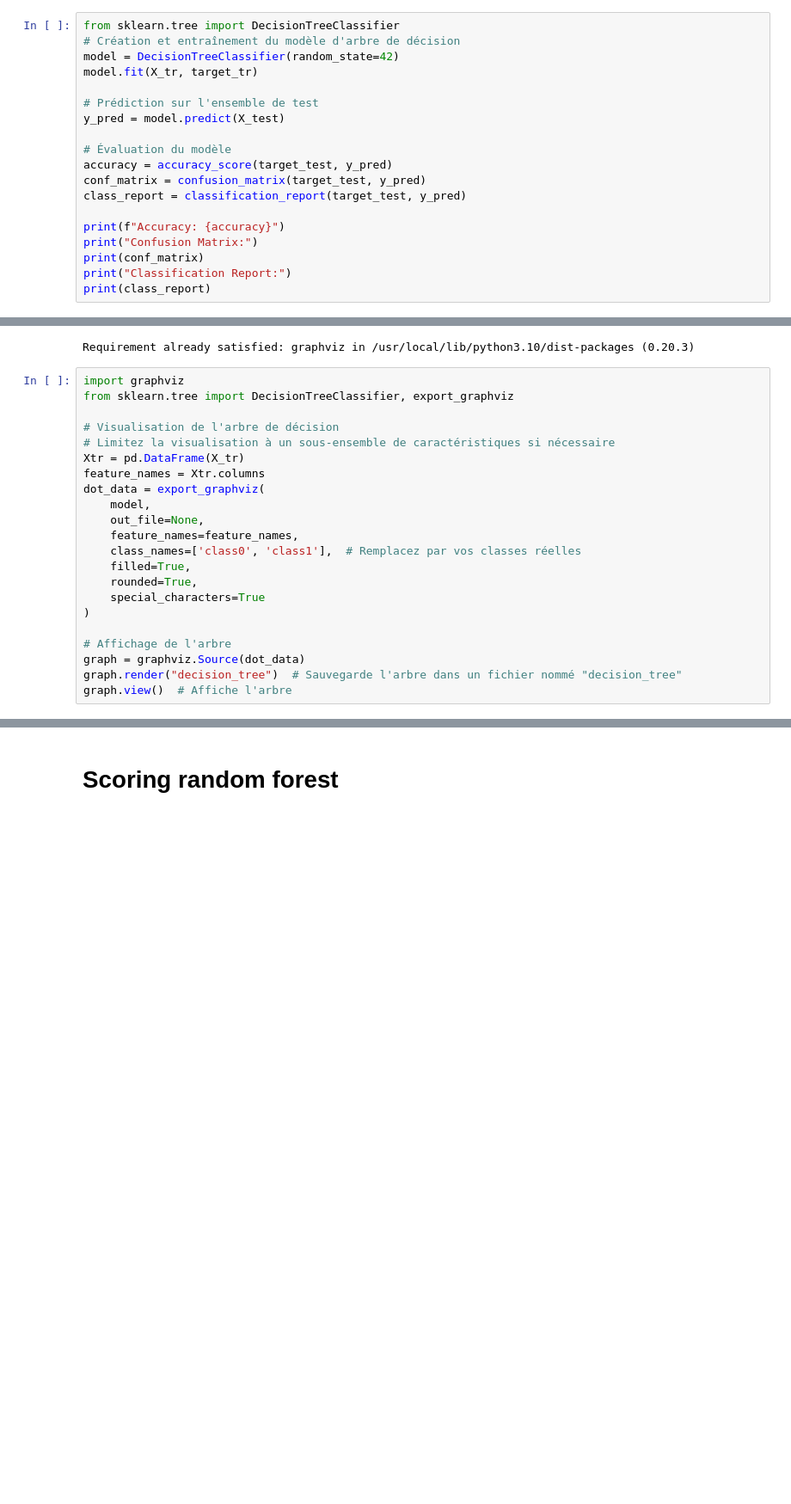
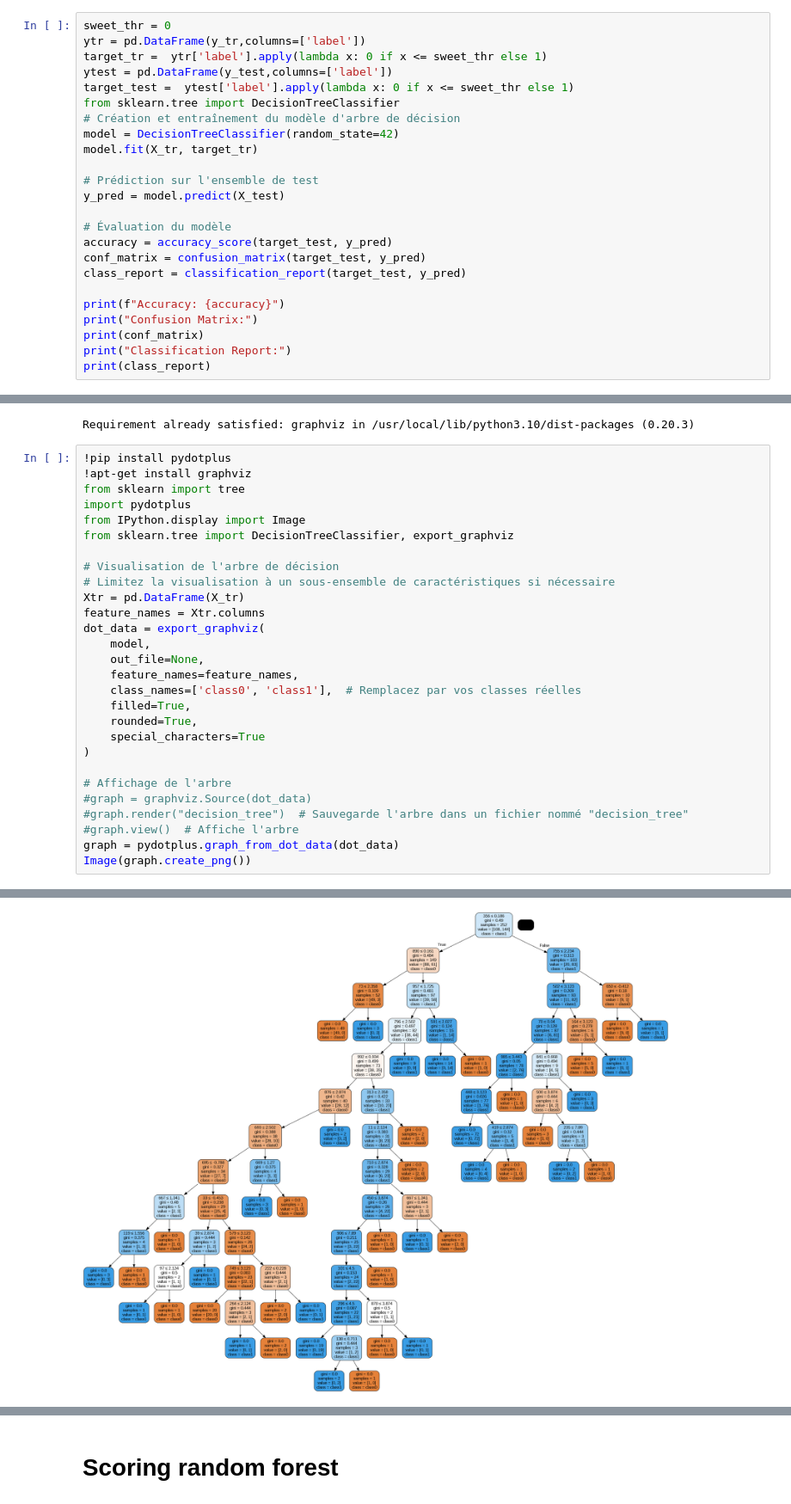
Before and after one commit to slopezMSI/Scoring_MSI, a Jupyter notebook: 1_basic/representation_fingerprints.ipynb, the cells around one changed output, grey strips where cells are left out. Shown at 86% size. Cells and saved outputs as stored; diff of their text form; blank space fills up the shorter version.

```diff
--- a/1_basic/representation_fingerprints.ipynb
+++ b/1_basic/representation_fingerprints.ipynb
@@ -185,6 +261,11 @@ weighted avg       0.93      0.72      0.78        64
 # %% [markdown]
 # scoring arbre de décision
 # %%
+sweet_thr = 0
+ytr = pd.DataFrame(y_tr,columns=['label'])
+target_tr =  ytr['label'].apply(lambda x: 0 if x <= sweet_thr else 1)
+ytest = pd.DataFrame(y_test,columns=['label'])
+target_test =  ytest['label'].apply(lambda x: 0 if x <= sweet_thr else 1)
 from sklearn.tree import DecisionTreeClassifier
 # Création et entraînement du modèle d'arbre de décision
 model = DecisionTreeClassifier(random_state=42)
@@ -222,7 +303,11 @@ weighted avg       0.94      0.80      0.84        64
 # %% [output]
 Requirement already satisfied: graphviz in /usr/local/lib/python3.10/dist-packages (0.20.3)
 # %%
-import graphviz
+!pip install pydotplus
+!apt-get install graphviz
+from sklearn import tree
+import pydotplus
+from IPython.display import Image
 from sklearn.tree import DecisionTreeClassifier, export_graphviz
 
 # Visualisation de l'arbre de décision
@@ -240,7 +325,9 @@ dot_data = export_graphviz(
 )
 
 # Affichage de l'arbre
-graph = graphviz.Source(dot_data)
-graph.render("decision_tree")  # Sauvegarde l'arbre dans un fichier nommé "decision_tree"
-graph.view()  # Affiche l'arbre
+#graph = graphviz.Source(dot_data)
+#graph.render("decision_tree")  # Sauvegarde l'arbre dans un fichier nommé "decision_tree"
+#graph.view()  # Affiche l'arbre
+graph = pydotplus.graph_from_dot_data(dot_data)
+Image(graph.create_png())
 # %% [output]
@@ -247,0 +341 @@ graph.view()  # Affiche l'arbre
+[figure, added]
```
Also changed, not shown: parts of 20 cells of this notebook.
